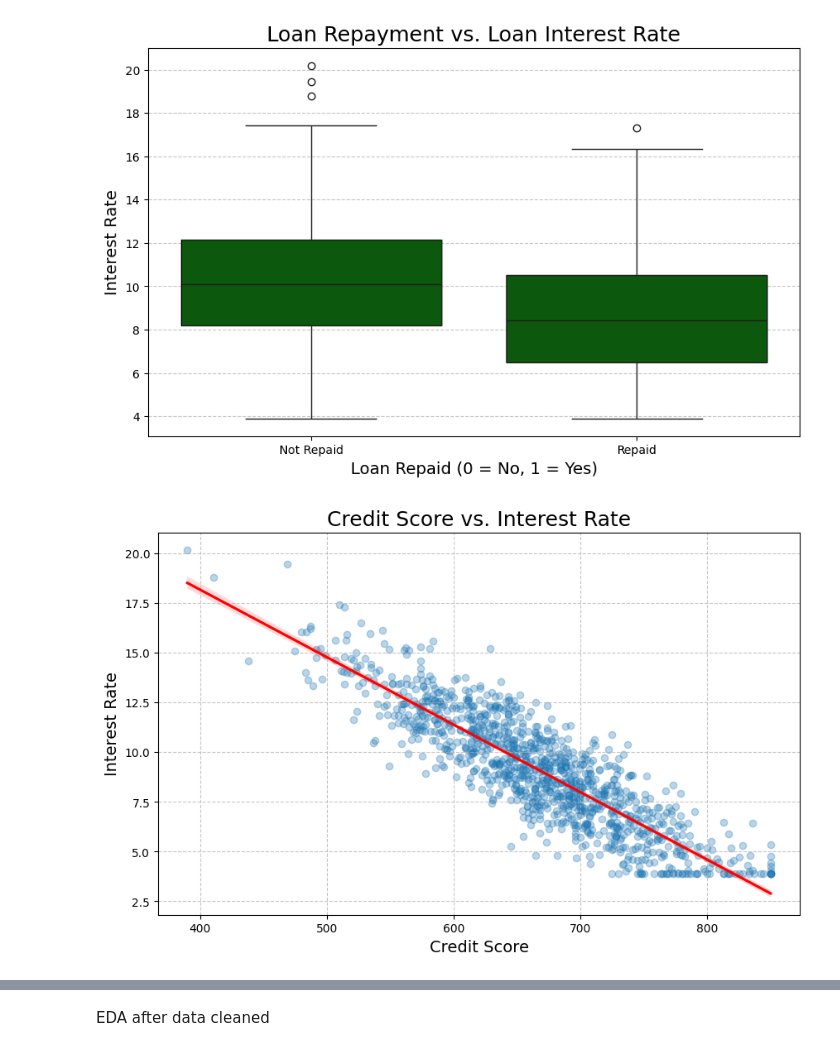
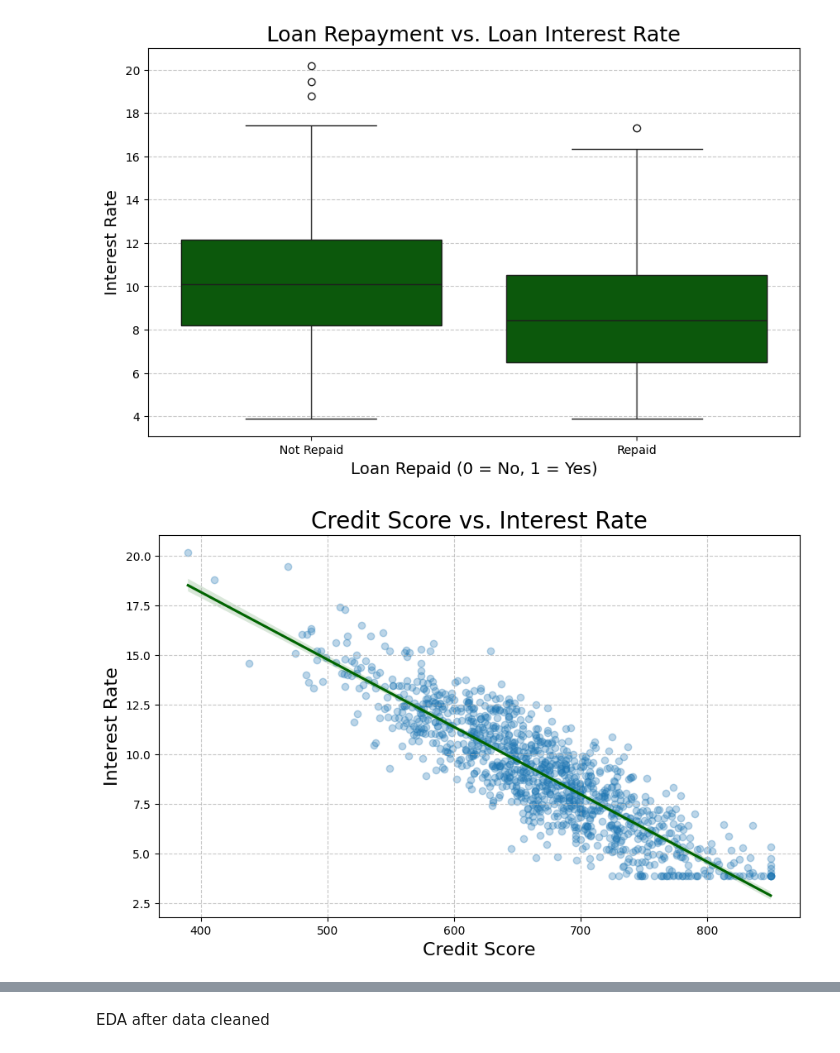
Before and after one commit to sw-sys/codebar_capstone_work, a Jupyter notebook: Capstone_Loans.ipynb, the cells around one changed output, grey strips where cells are left out. Drawn from its saved outputs; the diff is of its cells as text; code cells hidden in the pictures.

```diff
--- a/Capstone_Loans.ipynb
+++ b/Capstone_Loans.ipynb
@@ -287,11 +287,11 @@ plt.show()
 # %%
 #credit score vs interest rate
 plt.figure(figsize=(10, 6))
-sns.regplot(x='credit_score', y='interest_rate', data=df, scatter_kws={'alpha':0.3}, line_kws={'color':'red'})
-plt.title('Credit Score vs. Interest Rate', fontsize=18)
-plt.xlabel('Credit Score', fontsize=14)
-plt.ylabel('Interest Rate', fontsize=14)
+sns.regplot(x='credit_score', y='interest_rate', data=df, scatter_kws={'alpha':0.3}, line_kws={'color':'darkgreen'})
+plt.title('Credit Score vs. Interest Rate', fontsize=20)
+plt.xlabel('Credit Score', fontsize=16)
+plt.ylabel('Interest Rate', fontsize=16)
 plt.grid(True, linestyle='--', alpha=0.7)
 plt.show()
 # %% [output]
-[figure, old version]
+[figure, new version]
```
Also changed, not shown: parts of 13 cells of this notebook.
